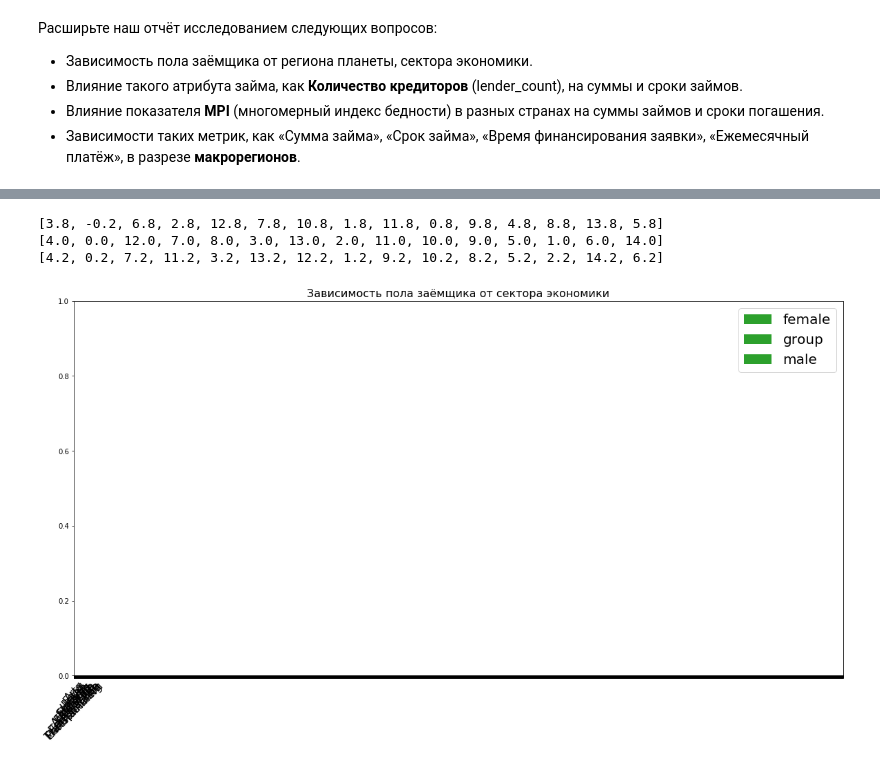
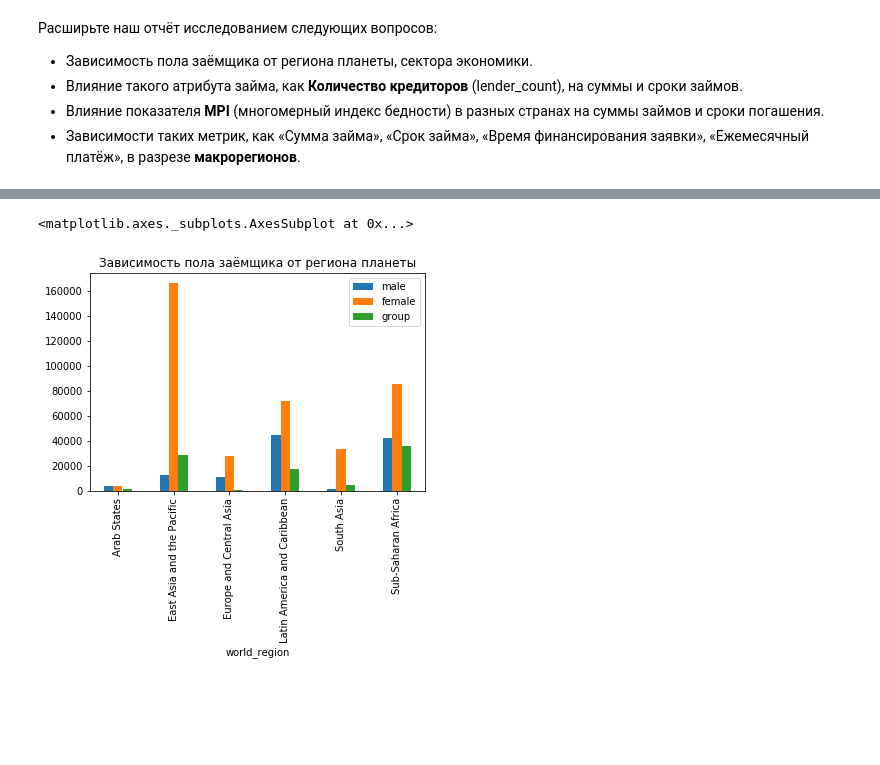
Before and after one commit to TomasHogger/python, a Jupyter notebook: kiva/kiva.ipynb, the cells around one changed output, grey strips where cells are left out. Saved outputs shown, nothing was run; the diff lists cells and outputs as text; code cells hidden in the pictures; blank space fills up the shorter version.

```diff
--- a/kiva/kiva.ipynb
+++ b/kiva/kiva.ipynb
@@ -170,29 +125,14 @@ Name: sector, dtype: int64
-# %%
-df = df_kiva_loans.copy()
-
-plt.figure(figsize=(20,10))
-ax = plt.subplot(111)
-
-sectors = list(df.sector.unique())
-
-rects = list()
-names = list()
-
-i = -0.2
-for name, group in df.groupby('sex_type'):
-    sec = group.sector.value_counts()
-    print([sectors.index(x) + i for x in sec.index])
-    rec = ax.bar([sectors.index(x) + i for x in sec.index], sec.values, width=0.2)
-    rects.append(rec)
-    names.append(name)
-    i += 0.2
-ax.legend(rects, names, fontsize=20)
-ax.set_xticks(x)
-ax.set_title("Зависимость пола заёмщика от сектора экономики", fontsize=16)
-ax.set_xticklabels(sectors, rotation=45, fontsize=15)
-plt.show()
-# %% [output]
-[3.8, -0.2, 6.8, 2.8, 12.8, 7.8, 10.8, 1.8, 11.8, 0.8, 9.8, 4.8, 8.8, 13.8, 5.8]
-[4.0, 0.0, 12.0, 7.0, 8.0, 3.0, 13.0, 2.0, 11.0, 10.0, 9.0, 5.0, 1.0, 6.0, 14.0]
-[4.2, 0.2, 7.2, 11.2, 3.2, 13.2, 12.2, 1.2, 9.2, 10.2, 8.2, 5.2, 2.2, 14.2, 6.2]
-[figure, removed]
+# %%
+df_country_wr = pd.DataFrame(df_mpi_reg_loc.groupby(['country', 'world_region'])\
+                             .groups.keys(), columns=['country', 'world_region']).dropna()
+df = pd.merge(df_kiva_loans, df_country_wr, how='inner', on=['country'])
+group_by_region = df.groupby('world_region')
+df = pd.DataFrame(columns=['world_region', 'male', 'female', 'group'])
+for name, group in group_by_region:
+    df = df.append(group.sex_type.value_counts().T)
+df.world_region = group_by_region.groups.keys()
+df = df.reset_index(drop=True)
+df.plot(x="world_region", y=['male', 'female', 'group'], kind="bar", title='Зависимость пола заёмщика от региона планеты')
+# %% [output]
+<matplotlib.axes._subplots.AxesSubplot at 0x...>
+[figure, added]
```
Also changed, not shown: parts of 12 cells of this notebook.
